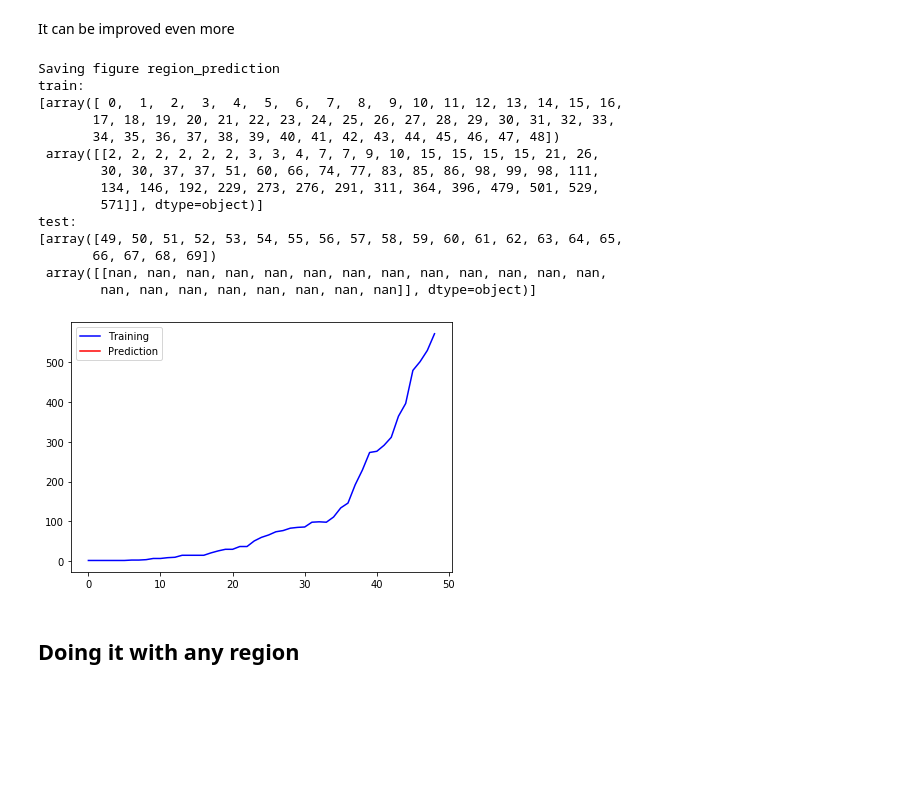
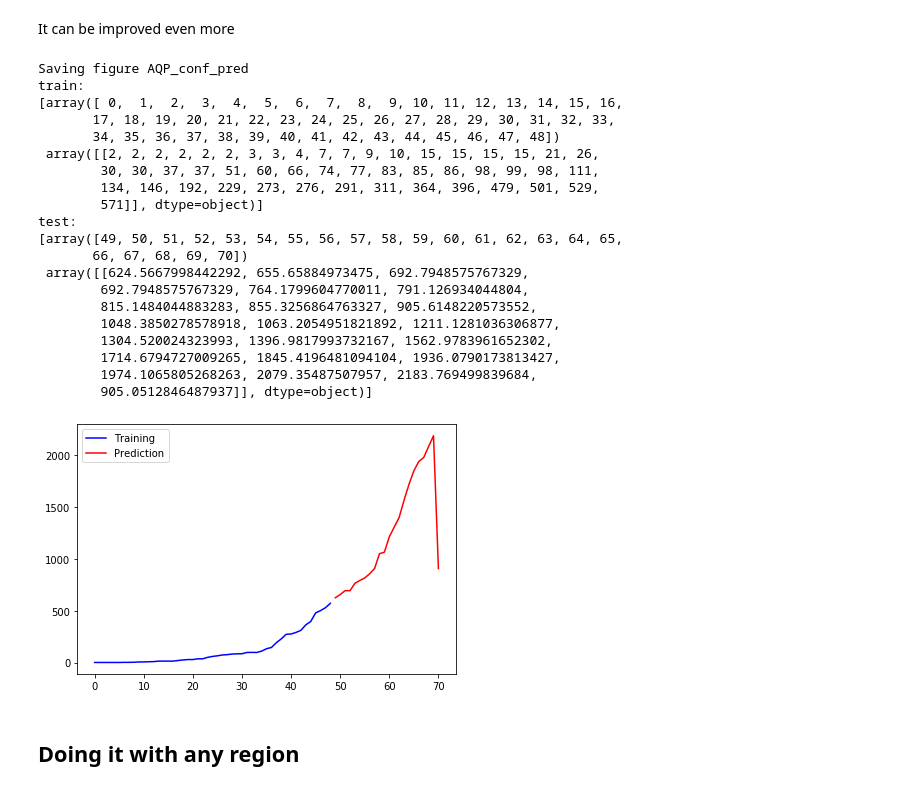
Before and after one commit to TheReverseWasp/TIA-COVID-Peru-Prediction, a Jupyter notebook: Prediccion de COVID-19 en Peru usando gradiente descendiente.ipynb, the cells around one changed output. Saved outputs shown, nothing was run; the diff lists cells and outputs as text; code cells hidden in the pictures; blank space fills up the shorter version.

```diff
--- a/Prediccion de COVID-19 en Peru usando gradiente descendiente.ipynb
+++ b/Prediccion de COVID-19 en Peru usando gradiente descendiente.ipynb
@@ -343,7 +343,7 @@ def Gradient_with_date(X, theta, Y):
     G2 = np.sum((theta[0] * X[0] + theta[1] * np.power(X[1], 2) - Y) * np.power(X, 2)) / m
     return np.array([[G1], [G2]])
 # %%
-def Gradient_descent(X, theta, Y, learning_rate = 0.00019, iterations = 1000, date = False):
+def Gradient_descent(X, theta, Y, learning_rate = 0.00001, iterations = 1000, date = False):
     for i in range(iterations):
         if date:
             theta = theta - learning_rate * Gradient_with_date(X, theta, Y)
@@ -437,35 +437,41 @@ Saving figure Arequipa_confirmed_case_prediction
 # %% [markdown]
 It can be improved even more
 # %%
-def auto_ploter(Y_train, Y_predict_nd):
+def auto_ploter(Y_train, Y_predict_nd, name):
     arange1 = np.arange(Y_train.shape[1])
     arange2 = np.arange(Y_train.shape[1], Y_train.shape[1] + Y_predict_nd.shape[1])
     clear_plt_cache()
     plt.plot(arange1, Y_train[0], color = "blue", label = "Training")
     plt.plot(arange2, Y_predict_nd[0], color = "red", label = "Prediction")
     plt.legend(loc = "upper left")
-    save_fig("region_prediction")
+    save_fig(name)
     print("train:\n", np.array([arange1, Y_train]).T, sep="")
     print("test:\n", str(np.array([arange2, Y_predict_nd]).T), sep = "")
     plt.show()
 # %%
-auto_ploter(Y_train, Y_predict_nd)
+auto_ploter(Y_train, Y_predict_nd, "AQP_conf_pred")
 # %% [output]
-Saving figure region_prediction
+Saving figure AQP_conf_pred
 train:
 [array([ 0,  1,  2,  3,  4,  5,  6,  7,  8,  9, 10, 11, 12, 13, 14, 15, 16,
        17, 18, 19, 20, 21, 22, 23, 24, 25, 26, 27, 28, 29, 30, 31, 32, 33,
        34, 35, 36, 37, 38, 39, 40, 41, 42, 43, 44, 45, 46, 47, 48])
  array([[2, 2, 2, 2, 2, 2, 3, 3, 4, 7, 7, 9, 10, 15, 15, 15, 15, 21, 26,
         30, 30, 37, 37, 51, 60, 66, 74, 77, 83, 85, 86, 98, 99, 98, 111,
         134, 146, 192, 229, 273, 276, 291, 311, 364, 396, 479, 501, 529,
         571]], dtype=object)]
 test:
 [array([49, 50, 51, 52, 53, 54, 55, 56, 57, 58, 59, 60, 61, 62, 63, 64, 65,
-       66, 67, 68, 69])
- array([[nan, nan, nan, nan, nan, nan, nan, nan, nan, nan, nan, nan, nan,
-        nan, nan, nan, nan, nan, nan, nan, nan]], dtype=object)]
+       66, 67, 68, 69, 70])
+ array([[624.5667998442292, 655.65884973475, 692.7948575767329,
+        692.7948575767329, 764.1799604770011, 791.126934044804,
+        815.1484044883283, 855.3256864763327, 905.6148220573552,
+        1048.3850278578918, 1063.2054951821892, 1211.1281036306877,
+        1304.520024323993, 1396.9817993732167, 1562.9783961652302,
+        1714.6794727009265, 1845.4196481094104, 1936.0790173813427,
+        1974.1065805268263, 2079.35487507957, 2183.769499839684,
+        905.0512846487937]], dtype=object)]
-[figure, old version]
+[figure, new version]
 # %% [markdown]
 ## Doing it with any region
 # %%
```
Also changed, not shown: parts of 14 cells of this notebook, 19 other files.
